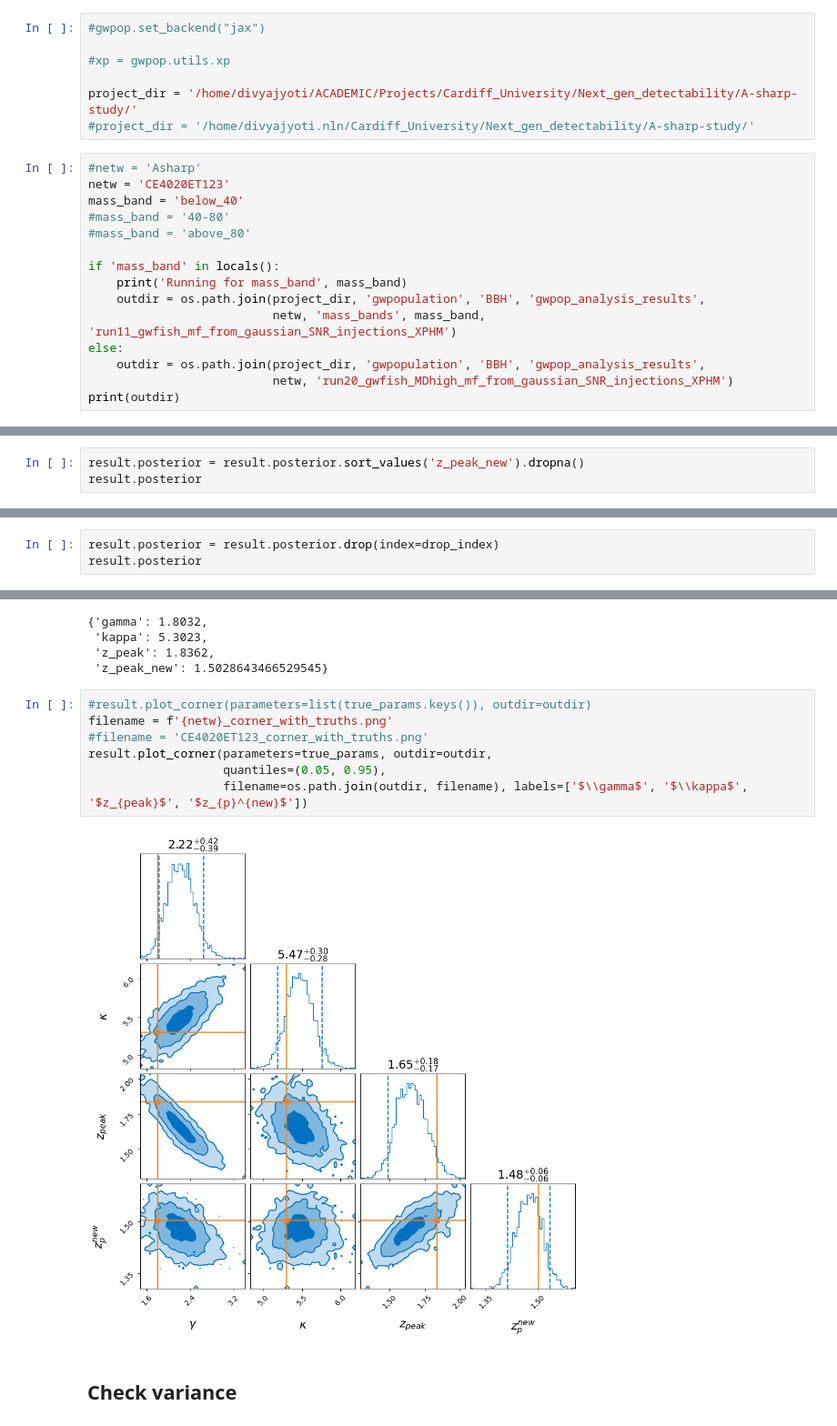
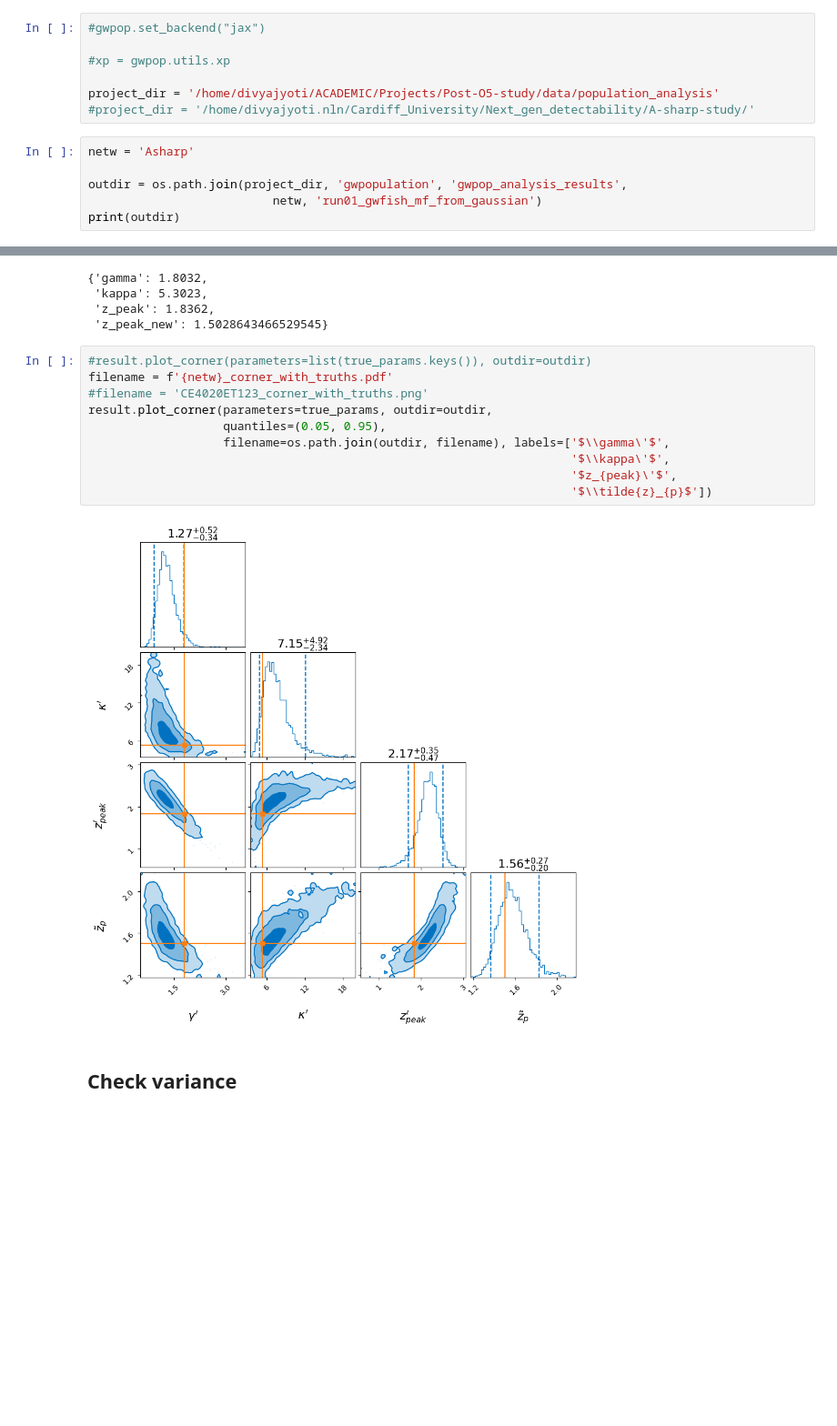
Before and after one commit to divyajyoti09/next_gen_detect, a Jupyter notebook: A-sharp_z_peak_mapping/gwpopulation/post_proc_checks_gwpop.ipynb, the cells around one changed output, grey strips where cells are left out. Shown at 91% size. Cells and saved outputs as stored; diff of their text form; blank space fills up the shorter version.

```diff
--- a/A-sharp_z_peak_mapping/gwpopulation/post_proc_checks_gwpop.ipynb
+++ b/A-sharp_z_peak_mapping/gwpopulation/post_proc_checks_gwpop.ipynb
@@ -15,21 +15,12 @@ from utils import z_peak_new
 
 #xp = gwpop.utils.xp
 
-project_dir = '/home/divyajyoti/ACADEMIC/Projects/Cardiff_University/Next_gen_detectability/A-sharp-study/'
+project_dir = '/home/divyajyoti/ACADEMIC/Projects/Post-O5-study/data/population_analysis'
 #project_dir = '/home/divyajyoti.nln/Cardiff_University/Next_gen_detectability/A-sharp-study/'
 # %%
-#netw = 'Asharp'
-netw = 'CE4020ET123'
-mass_band = 'below_40'
-#mass_band = '40-80'
-#mass_band = 'above_80'
+netw = 'Asharp'
 
-if 'mass_band' in locals():
-    print('Running for mass_band', mass_band)
-    outdir = os.path.join(project_dir, 'gwpopulation', 'BBH', 'gwpop_analysis_results',
-                          netw, 'mass_bands', mass_band, 'run11_gwfish_mf_from_gaussian_SNR_injections_XPHM')
-else:
-    outdir = os.path.join(project_dir, 'gwpopulation', 'BBH', 'gwpop_analysis_results',
-                          netw, 'run20_gwfish_MDhigh_mf_from_gaussian_SNR_injections_XPHM')
+outdir = os.path.join(project_dir, 'gwpopulation', 'gwpop_analysis_results',
+                          netw, 'run01_gwfish_mf_from_gaussian')
 print(outdir)
 # %% [output]
@@ -104,3 +91,0 @@ result.posterior.sort_values('z_peak_new')
-# %%
-result.posterior = result.posterior.sort_values('z_peak_new').dropna()
-result.posterior
@@ -130,3 +91,0 @@ Index([9, 14, 27], dtype='int64')
-# %%
-result.posterior = result.posterior.drop(index=drop_index)
-result.posterior
@@ -155,13 +100,16 @@ true_params
  'z_peak_new': 1.5028643466529545}
 # %%
 #result.plot_corner(parameters=list(true_params.keys()), outdir=outdir)
-filename = f'{netw}_corner_with_truths.png'
+filename = f'{netw}_corner_with_truths.pdf'
 #filename = 'CE4020ET123_corner_with_truths.png'
 result.plot_corner(parameters=true_params, outdir=outdir,
                    quantiles=(0.05, 0.95),
-                   filename=os.path.join(outdir, filename), labels=['$\\gamma$', '$\\kappa$', '$z_{peak}$', '$z_{p}^{new}$'])
+                   filename=os.path.join(outdir, filename), labels=['$\\gamma\'$',
+                                                                    '$\\kappa\'$',
+                                                                    '$z_{peak}\'$',
+                                                                    '$\\tilde{z}_{p}$'])
 # %% [output]
-[figure, old version]
+[figure, new version]
 # %% [markdown]
 ## Check variance
 # %%
```
Also changed, not shown: parts of 8 cells of this notebook, 2 other files.
